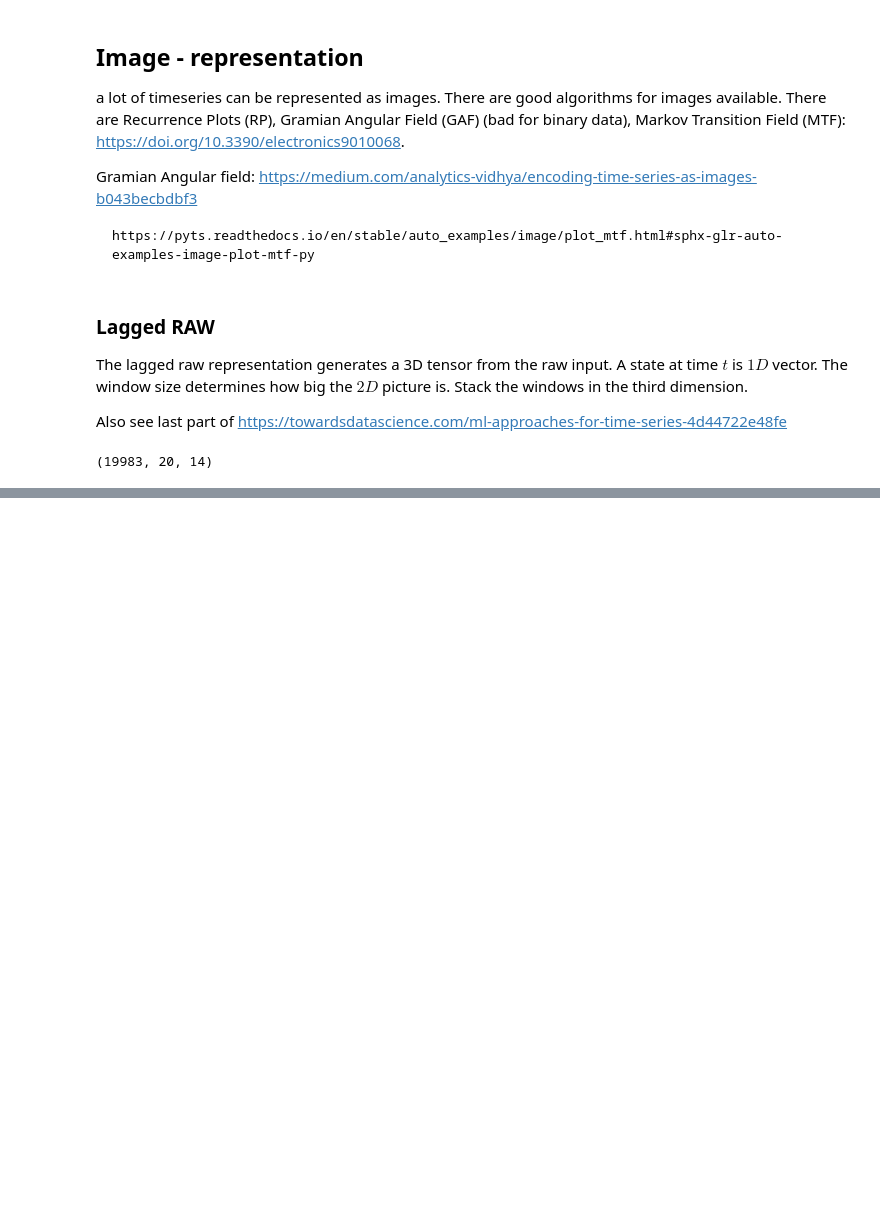
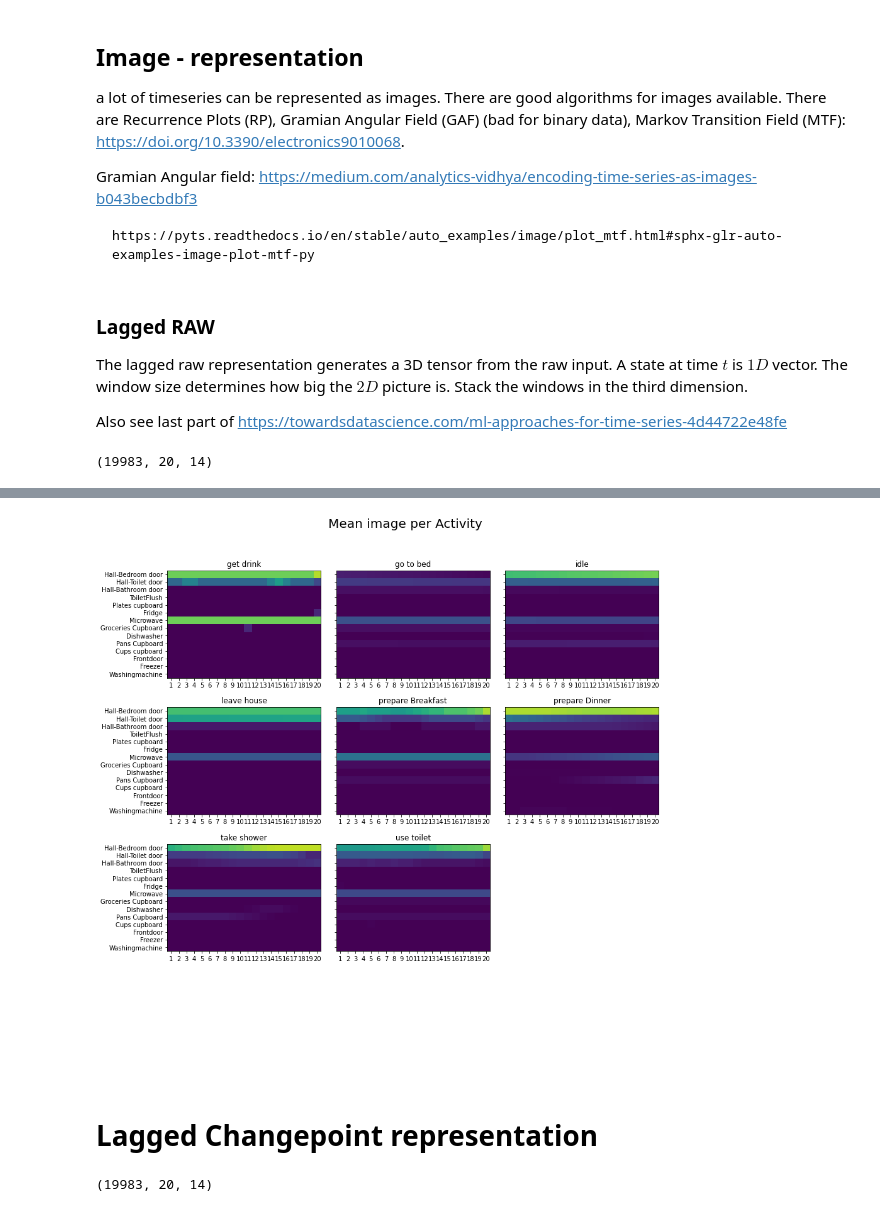
Before and after one commit to tcsvn/pyadlml, a Jupyter notebook: notebooks/kasteren.ipynb, the cells around one changed output, grey strips where cells are left out. Cells and saved outputs as stored; diff of their text form; code cells hidden in the pictures; blank space fills up the shorter version.

Commit message:
added lagged cp, lagged lf reps. added universal lagged labler

```diff
--- a/notebooks/kasteren.ipynb
+++ b/notebooks/kasteren.ipynb
@@ -561,10 +547,10 @@ images.shape
 # %% [output]
 (19983, 20, 14)
 # %%
-enc_lgd_raw_lbl = LaggedRawLabelEncoder(data.df_devices,
+enc_lgd_lbl = LaggedLabelEncoder(data.df_devices,
                                         window_size,
                                         t_res=t_res,
-                                        sample_strat=sample_strat,
                                         idle=idle)
 
-labels = enc_lgd_raw_lbl.fit_transform(data.df_activities)
+labels = enc_lgd_lbl.fit_transform(data.df_activities)
+labels.shape
@@ -575,7 +565,24 @@ mean_image(images, data.devices)
 # %%
 from pyadlml.dataset.plot.image import mean_image_per_activity
 
 X = images
-y = enc_lgd_raw_lbl.inverse_transform(labels)
+y = enc_lgd_lbl.inverse_transform(labels)
 
 mean_image_per_activity(X, y, data.devices)
+# %% [output]
+[figure, added]
+# %% [markdown]
+# Lagged Changepoint representation
+# %%
+from pyadlml.preprocessing import LaggedChangepointEncoder
+window_size = 20
+t_res = '2min'
+sample_strat = 'int_coverage'
+idle = True
+
+
+enc_lgd_cp = LaggedChangepointEncoder(window_size, t_res=t_res)
+images = enc_lgd_cp.fit_transform(data.df_devices)
+images.shape
+# %% [output]
+(19983, 20, 14)
```
Also changed, not shown: parts of 14 cells of this notebook, 2 other files.
